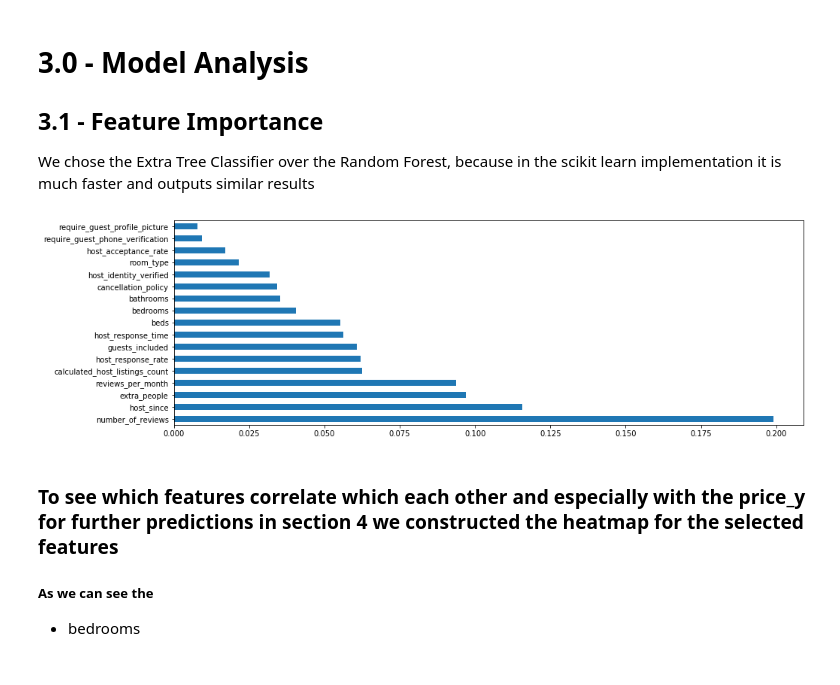
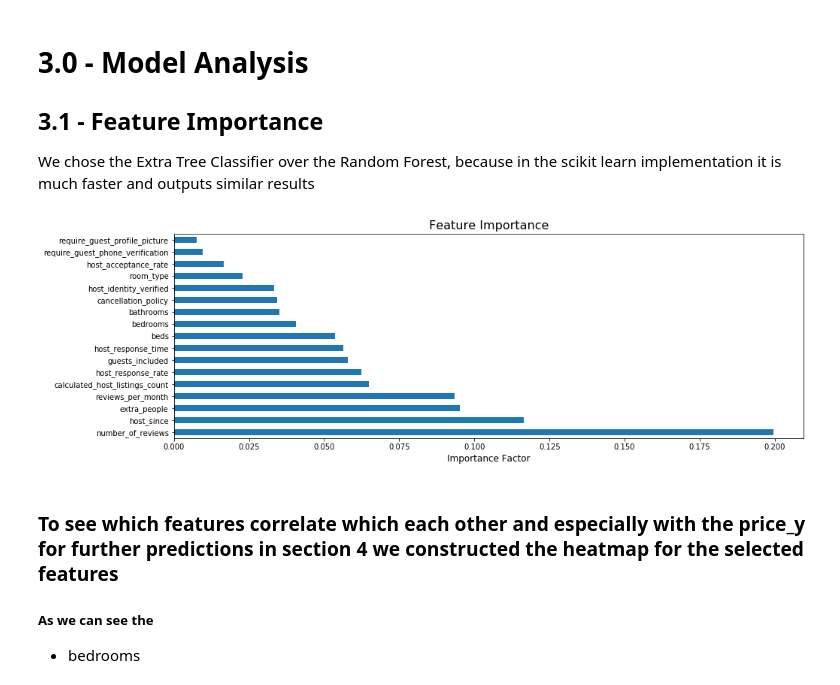
Before and after one commit to Mavengence/Kaggle-Seattle-Airbnb-Analysis-IS4861-Assignment, a Jupyter notebook: IS4861_group_project_airbnb.ipynb, the cells around one changed output. Cells and saved outputs as stored; diff of their text form; code cells hidden in the pictures.

```diff
--- a/IS4861_group_project_airbnb.ipynb
+++ b/IS4861_group_project_airbnb.ipynb
@@ -475,13 +471,16 @@ We chose the Extra Tree Classifier over the Random Forest, because in the scikit
 # %%
 model = ExtraTreesClassifier(n_estimators=100)
 model.fit(dataset_int[tags_x], dataset_int.price_y)
 #print(model.feature_importances_)
 plt.figure(figsize=(15,5))
 feat_importances = pd.Series(model.feature_importances_, index=dataset_int[tags_x].columns)
 feat_importances.nlargest(dataset_int[tags_x].shape[1]).plot(kind='barh')
+plt.title('Feature Importance', fontsize=16)
+plt.xlabel('Importance Factor', fontsize=12)
+#plt.ylabel('Importance Factor', fontsize=14)
 plt.show()
 # %% [output]
-[figure, old version]
+[figure, new version]
 # %% [markdown]
 ### To see which features correlate which each other and especially with the price_y for further predictions in section 4 we constructed the heatmap for the selected features
 
```
Also changed, not shown: parts of 15 cells of this notebook, 29 other files.
